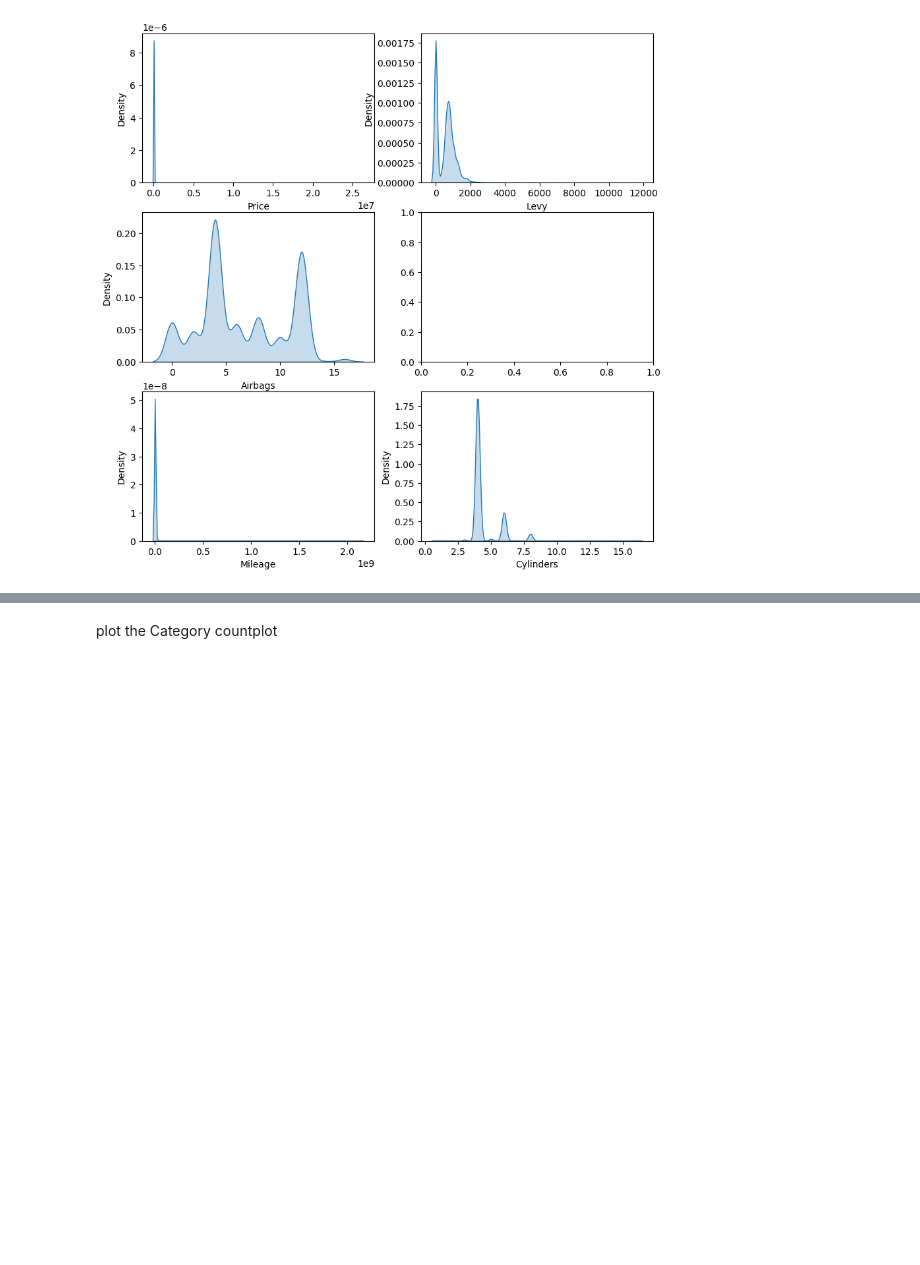
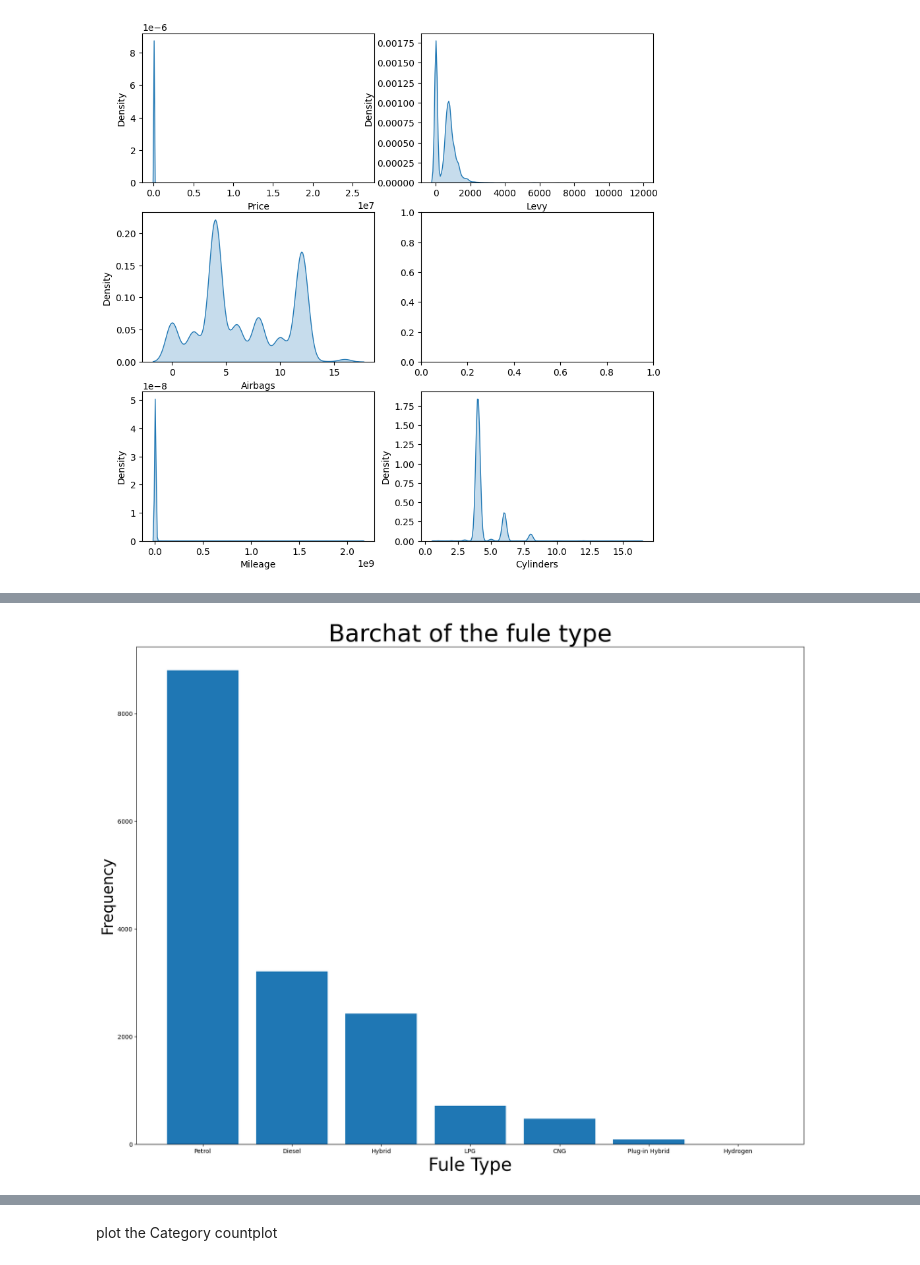
Before and after one commit to ashmi721/Data_Science_Class, a Jupyter notebook: Machine Learning/Supervised/Regression/CarPrice_prediction_using_simple_LR.ipynb, the cells around one changed output, grey strips where cells are left out. Drawn from its saved outputs; the diff is of its cells as text; code cells hidden in the pictures; blank space fills up the shorter version.

Commit message:
visulize sum data

```diff
--- a/Machine Learning/Supervised/Regression/CarPrice_prediction_using_simple_LR.ipynb
+++ b/Machine Learning/Supervised/Regression/CarPrice_prediction_using_simple_LR.ipynb
@@ -279,0 +309,3 @@ plt.show()
+# %%
+fule_data = df['Fuel type'].value_counts()
+fule_data
@@ -279,0 +322,9 @@ plt.show()
+# %%
+plt.figure(figsize=(20,15))
+plt.bar(x=fule_data.index,height=fule_data.values)
+plt.xlabel("Fule Type",fontsize=30)
+plt.ylabel("Frequency",fontsize=25)
+plt.title("Barchat of the fule type",fontsize=40)
+plt.show()
+# %% [output]
+[figure, added]
```
Also changed, not shown: parts of 17 cells of this notebook.
